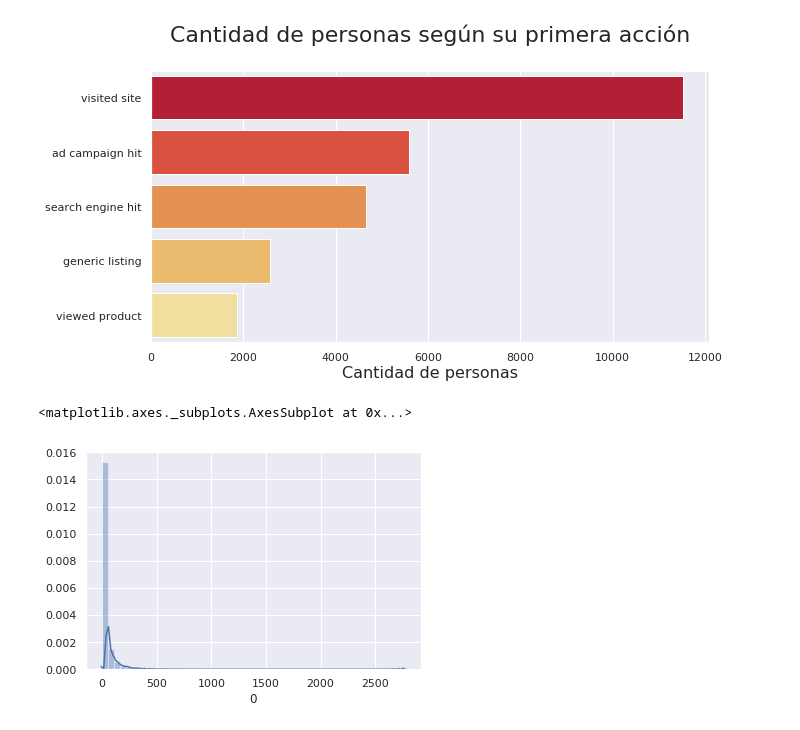
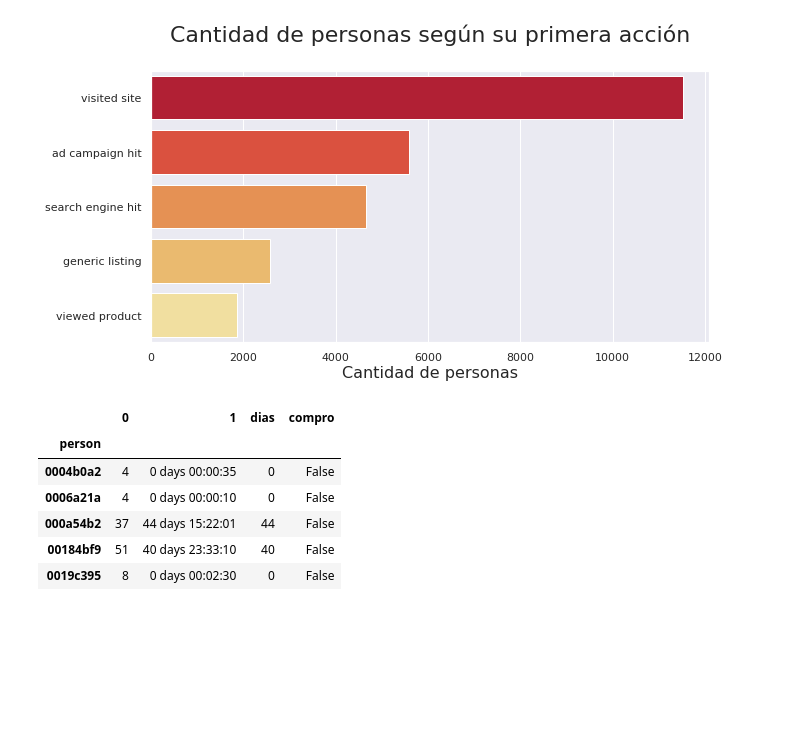
Before and after one commit to javier2409/TP1Datos2C2018, a Jupyter notebook: person.ipynb, the cells around one changed output. Drawn from its saved outputs; the diff is of its cells as text; code cells hidden in the pictures; blank space fills up the shorter version.

```diff
--- a/person.ipynb
+++ b/person.ipynb
@@ -102,8 +102,3 @@ plt.xlabel('Cantidad de personas',size=16)
 # %% [output]
 Text(0.5,0,'Cantidad de personas')
 [figure]
-# %%
-sns.distplot(analisis[0])
-# %% [output]
-<matplotlib.axes._subplots.AxesSubplot at 0x...>
-[figure, removed]
@@ -109,0 +109,10 @@ sns.distplot(analisis[0])
+# %%
+analisis.head()
+# %% [output]
+|  | 0 | 1 | dias | compro |
+| person |  |  |  |  |
+| 0004b0a2 | 4 | 0 days 00:00:35 | 0 | False |
+| 0006a21a | 4 | 0 days 00:00:10 | 0 | False |
+| 000a54b2 | 37 | 44 days 15:22:01 | 44 | False |
+| 00184bf9 | 51 | 40 days 23:33:10 | 40 | False |
+| 0019c395 | 8 | 0 days 00:02:30 | 0 | False |
```
Also changed, not shown: parts of 4 cells of this notebook, 1 other file.
